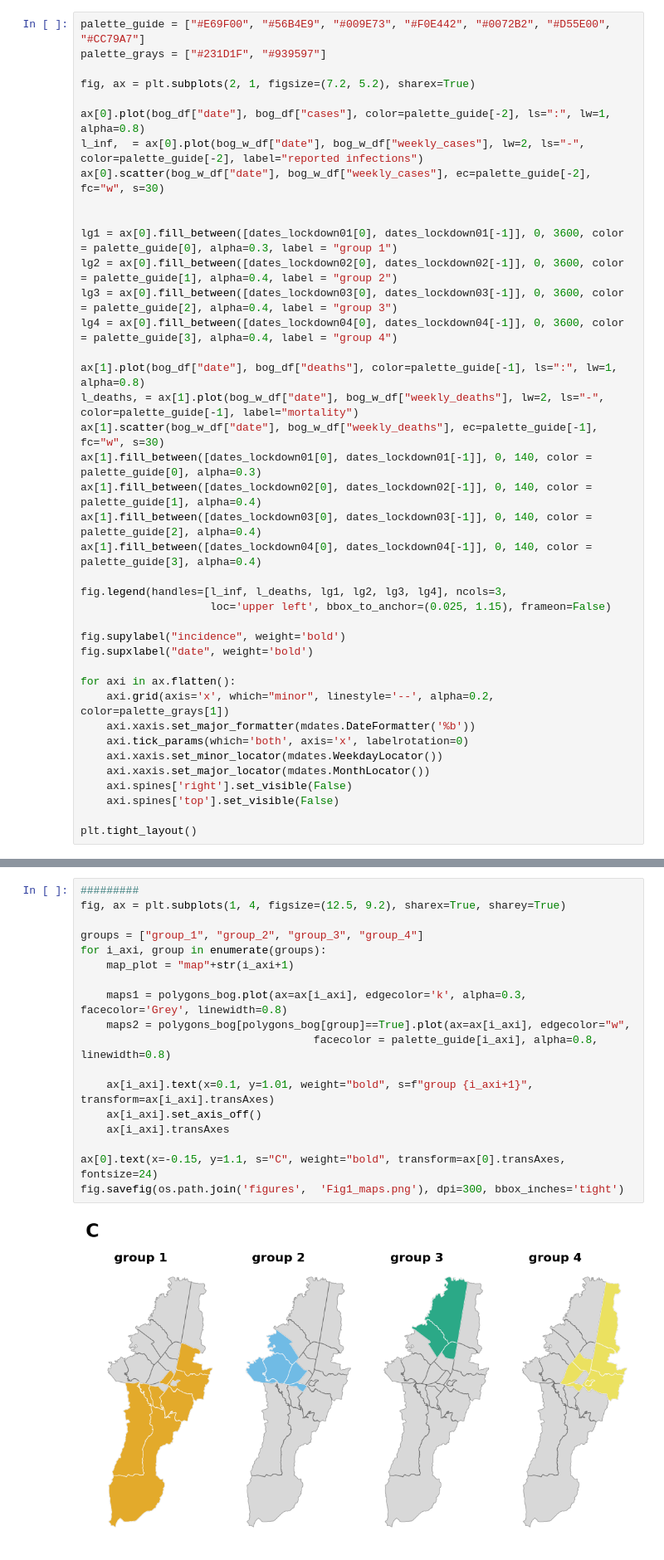
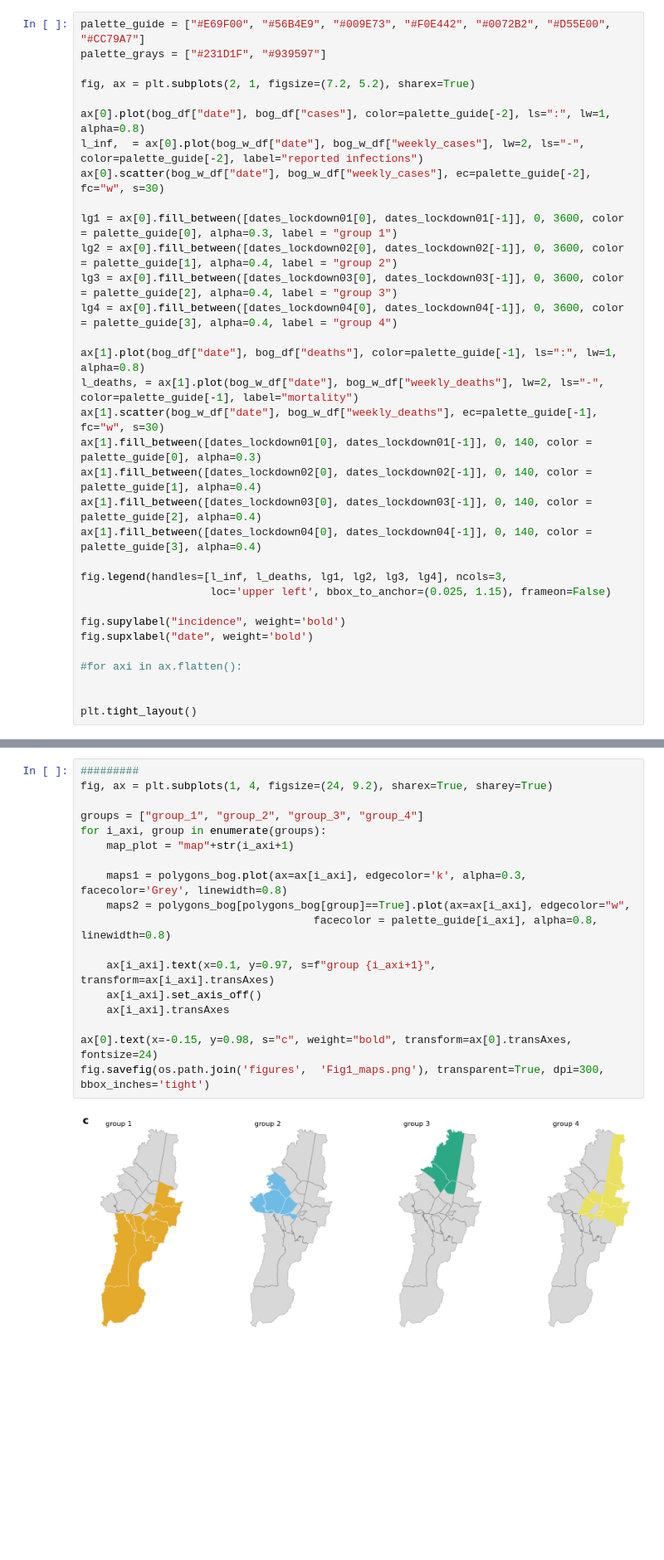
Before and after one commit to ChaosDonkey06/bogota_covid19_lockdowns, a Jupyter notebook: figures/fig01.ipynb, the cells around one changed output, grey strips where cells are left out. Shown at 83% size. Drawn from its saved outputs; the diff is of its cells as text; blank space fills up the shorter version.

```diff
--- a/figures/fig01.ipynb
+++ b/figures/fig01.ipynb
@@ -198,7 +194,6 @@ fig, ax = plt.subplots(2, 1, figsize=(7.2, 5.2), sharex=True)
 ax[0].plot(bog_df["date"], bog_df["cases"], color=palette_guide[-2], ls=":", lw=1, alpha=0.8)
 l_inf,  = ax[0].plot(bog_w_df["date"], bog_w_df["weekly_cases"], lw=2, ls="-", color=palette_guide[-2], label="reported infections")
 ax[0].scatter(bog_w_df["date"], bog_w_df["weekly_cases"], ec=palette_guide[-2], fc="w", s=30)
-
 
 lg1 = ax[0].fill_between([dates_lockdown01[0], dates_lockdown01[-1]], 0, 3600, color = palette_guide[0], alpha=0.3, label = "group 1")
 lg2 = ax[0].fill_between([dates_lockdown02[0], dates_lockdown02[-1]], 0, 3600, color = palette_guide[1], alpha=0.4, label = "group 2")
@@ -219,14 +214,8 @@ fig.legend(handles=[l_inf, l_deaths, lg1, lg2, lg3, lg4], ncols=3,
 fig.supylabel("incidence", weight='bold')
 fig.supxlabel("date", weight='bold')
 
-for axi in ax.flatten():
-    axi.grid(axis='x', which="minor", linestyle='--', alpha=0.2, color=palette_grays[1])
-    axi.xaxis.set_major_formatter(mdates.DateFormatter('%b'))
-    axi.tick_params(which='both', axis='x', labelrotation=0)
-    axi.xaxis.set_minor_locator(mdates.WeekdayLocator())
-    axi.xaxis.set_major_locator(mdates.MonthLocator())
-    axi.spines['right'].set_visible(False)
-    axi.spines['top'].set_visible(False)
+#for axi in ax.flatten():
+
 
 plt.tight_layout()
 # %% [output]
@@ -854,20 +843,20 @@ fig.savefig(os.path.join('figures',  'Fig1_mobility_changes.png'), dpi=300, bbox
 # %%
 #########
-fig, ax = plt.subplots(1, 4, figsize=(12.5, 9.2), sharex=True, sharey=True)
+fig, ax = plt.subplots(1, 4, figsize=(24, 9.2), sharex=True, sharey=True)
 
 groups = ["group_1", "group_2", "group_3", "group_4"]
 for i_axi, group in enumerate(groups):
     map_plot = "map"+str(i_axi+1)
 
     maps1 = polygons_bog.plot(ax=ax[i_axi], edgecolor='k', alpha=0.3, facecolor='Grey', linewidth=0.8)
     maps2 = polygons_bog[polygons_bog[group]==True].plot(ax=ax[i_axi], edgecolor="w",
                                     facecolor = palette_guide[i_axi], alpha=0.8, linewidth=0.8)
 
-    ax[i_axi].text(x=0.1, y=1.01, weight="bold", s=f"group {i_axi+1}", transform=ax[i_axi].transAxes)
+    ax[i_axi].text(x=0.1, y=0.97, s=f"group {i_axi+1}", transform=ax[i_axi].transAxes)
     ax[i_axi].set_axis_off()
     ax[i_axi].transAxes
 
-ax[0].text(x=-0.15, y=1.1, s="C", weight="bold", transform=ax[0].transAxes, fontsize=24)
-fig.savefig(os.path.join('figures',  'Fig1_maps.png'), dpi=300, bbox_inches='tight')
+ax[0].text(x=-0.15, y=0.98, s="c", weight="bold", transform=ax[0].transAxes, fontsize=24)
+fig.savefig(os.path.join('figures',  'Fig1_maps.png'), transparent=True, dpi=300, bbox_inches='tight')
 # %% [output]
-[figure, old version]
+[figure, new version]
```
Also changed, not shown: parts of 8 cells of this notebook, 16 other files.
